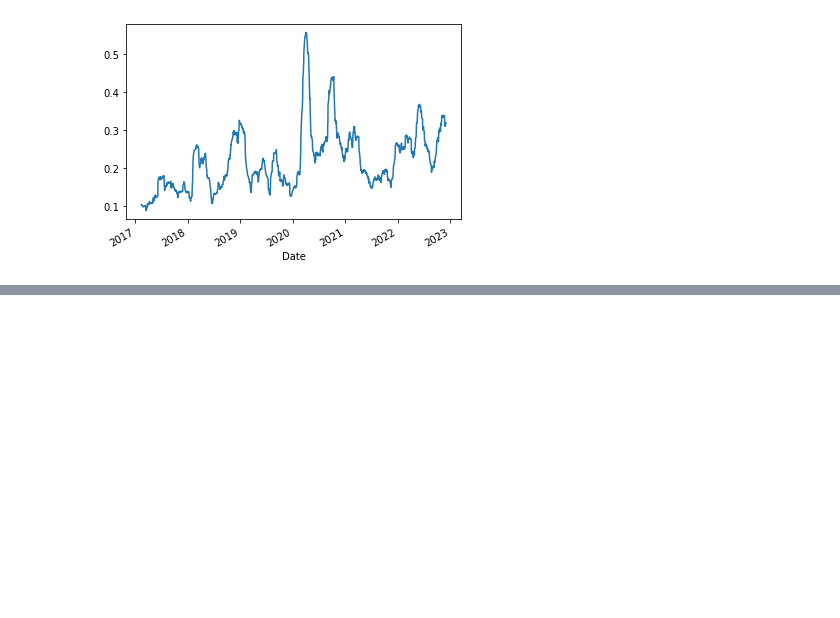
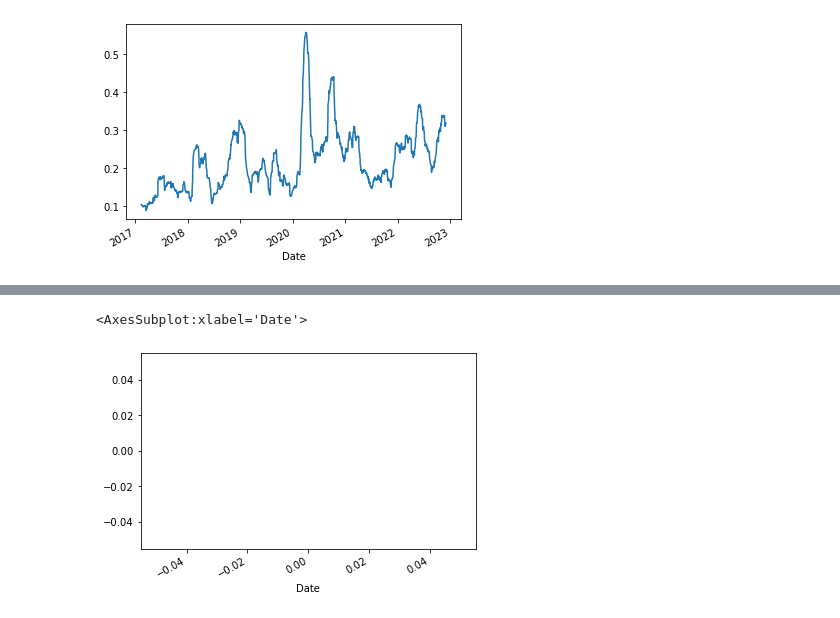
Before and after one commit to fadilparves/trading, a Jupyter notebook: options/Stock_Volatility.ipynb, the cells around one changed output, grey strips where cells are left out. Drawn from its saved outputs; the diff is of its cells as text; code cells hidden in the pictures; blank space fills up the shorter version.

Commit message:
garman klass bux fixing

```diff
--- a/options/Stock_Volatility.ipynb
+++ b/options/Stock_Volatility.ipynb
@@ -63,0 +67,21 @@ parkinson(aapl).plot()
+# %%
+def garman_klass(price_data, window=30, trading_periods=252, clean=True):
+    log_hl = (price_data['High'] - price_data['Low']).apply(np.log)
+    log_co = (price_data['Close'] - price_data['Open']).apply(np.log)
+
+    rs = 0.5 * log_hl ** 2 - (2 * math.log(2) - 1) * log_co ** 2
+
+    def f(v):
+        return (trading_periods * v.mean()) ** 0.5
+
+    result = rs.rolling(window=window, center=False).apply(func=f)
+
+    if clean:
+        return result.dropna()
+    else:
+        return result
+# %%
+garman_klass(aapl).plot()
+# %% [output]
+<AxesSubplot:xlabel='Date'>
+[figure, added]
```
Also changed, not shown: parts of 1 cell of this notebook.
